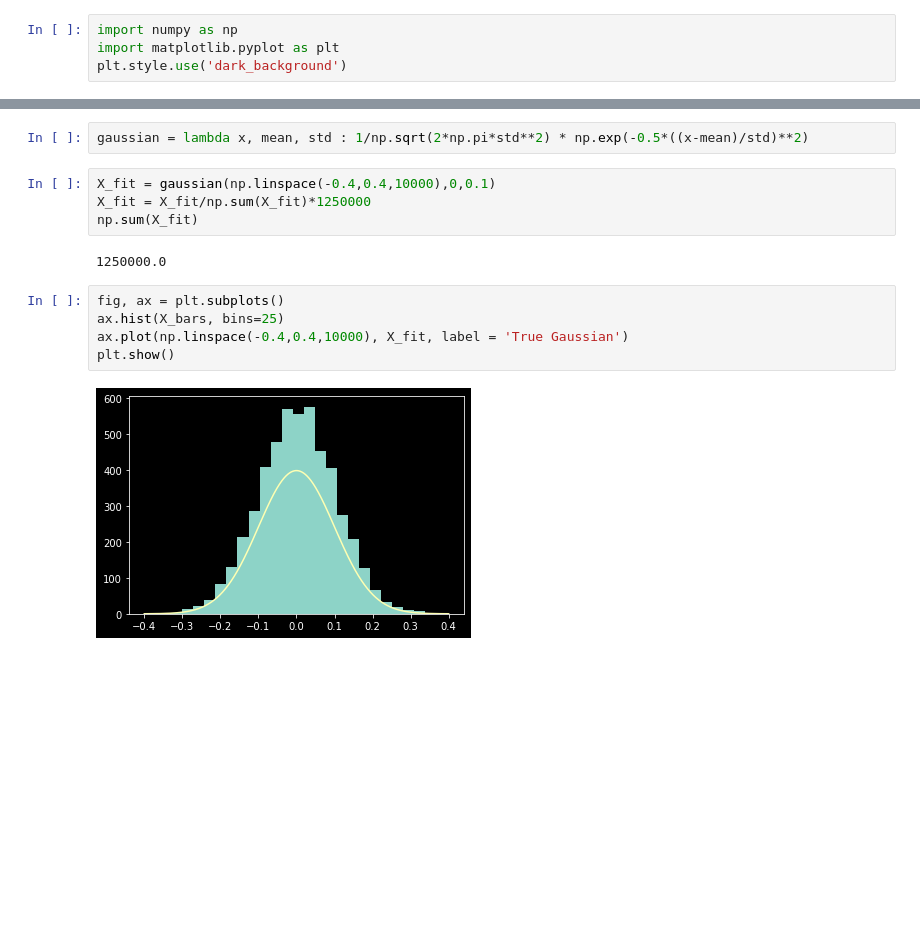
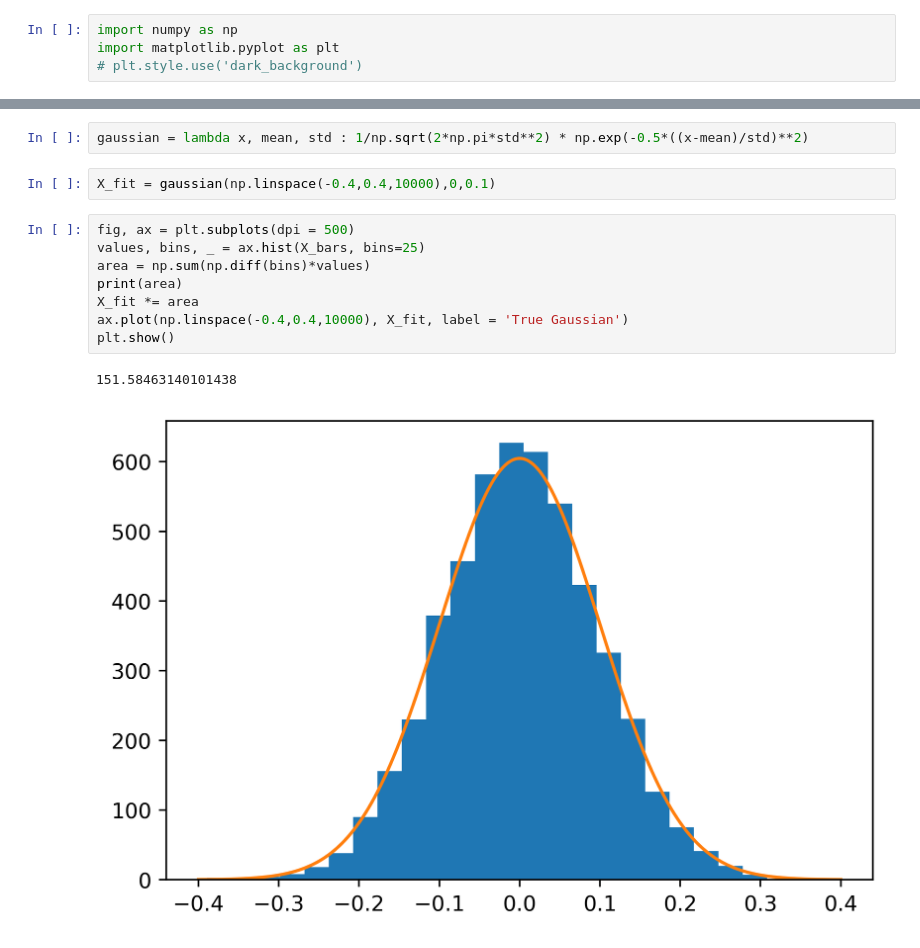
Before and after one commit to cmaspi/verifying_CLT, a Jupyter notebook: codes/visualise_hist.ipynb, the cells around one changed output, grey strips where cells are left out. Drawn from its saved outputs; the diff is of its cells as text; blank space fills up the shorter version.

Commit message:
fitted gaussian on histogram

```diff
--- a/codes/visualise_hist.ipynb
+++ b/codes/visualise_hist.ipynb
@@ -1,7 +1,7 @@
 # %%
 import numpy as np
 import matplotlib.pyplot as plt
-plt.style.use('dark_background')
+# plt.style.use('dark_background')
 # %%
 X = np.random.randn(5000,100)
 X_bars = np.mean(X, axis=-1)
@@ -18,17 +18,17 @@ $\sigma = 0.1$
 gaussian = lambda x, mean, std : 1/np.sqrt(2*np.pi*std**2) * np.exp(-0.5*((x-mean)/std)**2)
 # %%
 X_fit = gaussian(np.linspace(-0.4,0.4,10000),0,0.1)
-X_fit = X_fit/np.sum(X_fit)*1250000
-np.sum(X_fit)
-# %% [output]
-1250000.0
 # %%
-fig, ax = plt.subplots()
-ax.hist(X_bars, bins=25)
+fig, ax = plt.subplots(dpi = 500)
+values, bins, _ = ax.hist(X_bars, bins=25)
+area = np.sum(np.diff(bins)*values)
+print(area)
+X_fit *= area
 ax.plot(np.linspace(-0.4,0.4,10000), X_fit, label = 'True Gaussian')
 plt.show()
 # %% [output]
+151.58463140101438
-[figure, old version]
+[figure, new version]
 # %%
 from scipy.stats import shapiro
 
```
Also changed, not shown: parts of 1 cell of this notebook, 1 other file.
